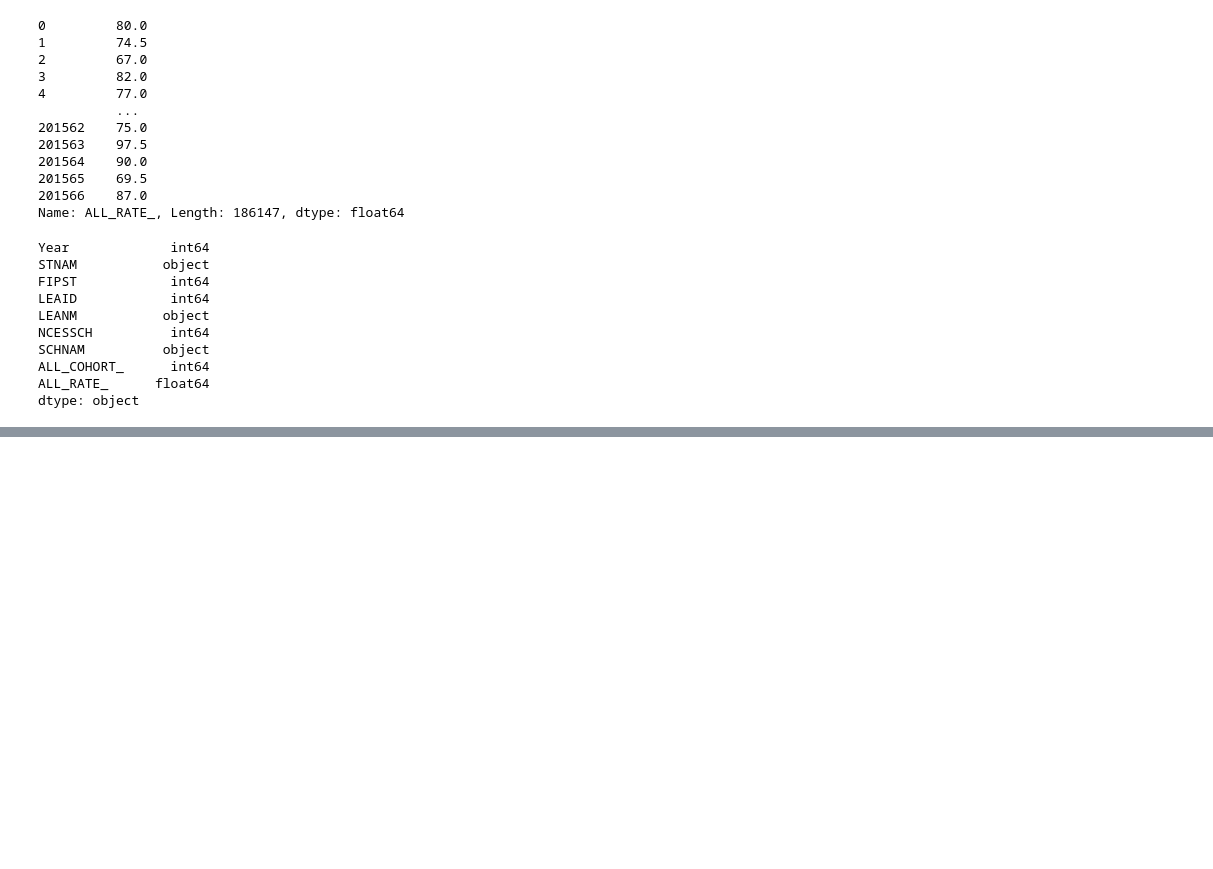
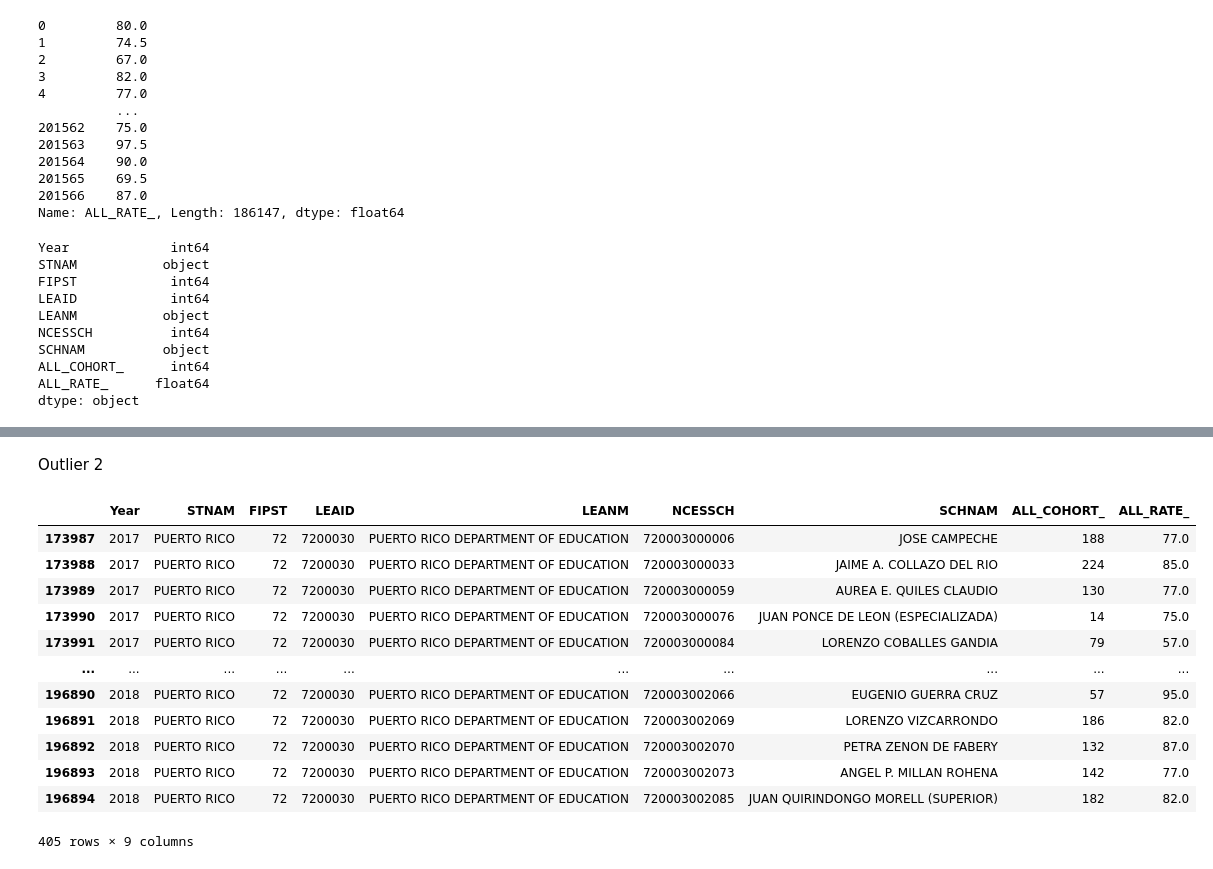
Before and after one commit to georgetown-analytics/student-outcomes, a Jupyter notebook: notebooks/EDA_graduation_rate.ipynb, the cells around one changed output, grey strips where cells are left out. Drawn from its saved outputs; the diff is of its cells as text; code cells hidden in the pictures; blank space fills up the shorter version.

```diff
--- a/notebooks/EDA_graduation_rate.ipynb
+++ b/notebooks/EDA_graduation_rate.ipynb
@@ -399,7 +405,7 @@ big_df.ALL_RATE_
 Name: ALL_RATE_, Length: 186147, dtype: object
 # %%
 # Run the above functions on the series to produce a float64 series
-big_df.loc[:, 'ALL_RATE_'] = big_df.ALL_RATE_.map(convert_prefixed_string_to_num, na_action='ignore')
+big_df.loc[:, 'ALL_RATE_'] = big_df.ALL_RATE_.map(strip_prefixed_string, na_action='ignore')
 big_df.loc[:, 'ALL_RATE_'] = big_df.ALL_RATE_.map(conv_range_to_numeric_string, na_action='ignore')
 big_df.loc[:, 'ALL_RATE_'] = pd.to_numeric(big_df.ALL_RATE_.tolist())
 # %%
@@ -445,0 +457,3 @@ sns.pairplot(big_df)
+# %%
+large_school_indexes = big_df.ALL_COHORT_ > 5000
+big_df.loc[large_school_indexes,:]
@@ -445,0 +468,5 @@ sns.pairplot(big_df)
+# %%
+# Based on google search, the graduating classes are closer to 100-200 than the extremely large sizes reported.
+# We drop these schools since they are called into question.
+big_df.drop(big_df[large_school_indexes].index,axis=0,inplace=True)
+big_df.ALL_COHORT_.describe()
@@ -445,0 +483,18 @@ sns.pairplot(big_df)
+# %% [markdown]
+Outlier 2
+# %%
+big_df[big_df.LEAID > 6E6]
+# %% [output]
+|  | Year | STNAM | FIPST | LEAID | LEANM | NCESSCH | SCHNAM | ALL_COHORT_ | ALL_RATE_ |
+| 173987 | 2017 | PUERTO RICO | 72 | 7200030 | PUERTO RICO DEPARTMENT OF EDUCATION | 720003000006 | JOSE CAMPECHE | 188 | 77.0 |
+| 173988 | 2017 | PUERTO RICO | 72 | 7200030 | PUERTO RICO DEPARTMENT OF EDUCATION | 720003000033 | JAIME A. COLLAZO DEL RIO | 224 | 85.0 |
+| 173989 | 2017 | PUERTO RICO | 72 | 7200030 | PUERTO RICO DEPARTMENT OF EDUCATION | 720003000059 | AUREA E. QUILES CLAUDIO | 130 | 77.0 |
+| 173990 | 2017 | PUERTO RICO | 72 | 7200030 | PUERTO RICO DEPARTMENT OF EDUCATION | 720003000076 | JUAN PONCE DE LEON (ESPECIALIZADA) | 14 | 75.0 |
+| 173991 | 2017 | PUERTO RICO | 72 | 7200030 | PUERTO RICO DEPARTMENT OF EDUCATION | 720003000084 | LORENZO COBALLES GANDIA | 79 | 57.0 |
+| ... | ... | ... | ... | ... | ... | ... | ... | ... | ... |
+| 196890 | 2018 | PUERTO RICO | 72 | 7200030 | PUERTO RICO DEPARTMENT OF EDUCATION | 720003002066 | EUGENIO GUERRA CRUZ | 57 | 95.0 |
+| 196891 | 2018 | PUERTO RICO | 72 | 7200030 | PUERTO RICO DEPARTMENT OF EDUCATION | 720003002069 | LORENZO VIZCARRONDO | 186 | 82.0 |
+| 196892 | 2018 | PUERTO RICO | 72 | 7200030 | PUERTO RICO DEPARTMENT OF EDUCATION | 720003002070 | PETRA ZENON DE FABERY | 132 | 87.0 |
+| 196893 | 2018 | PUERTO RICO | 72 | 7200030 | PUERTO RICO DEPARTMENT OF EDUCATION | 720003002073 | ANGEL P. MILLAN ROHENA | 142 | 77.0 |
+| 196894 | 2018 | PUERTO RICO | 72 | 7200030 | PUERTO RICO DEPARTMENT OF EDUCATION | 720003002085 | JUAN QUIRINDONGO MORELL (SUPERIOR) | 182 | 82.0 |
+405 rows × 9 columns
```
Also changed, not shown: parts of 14 cells of this notebook.
